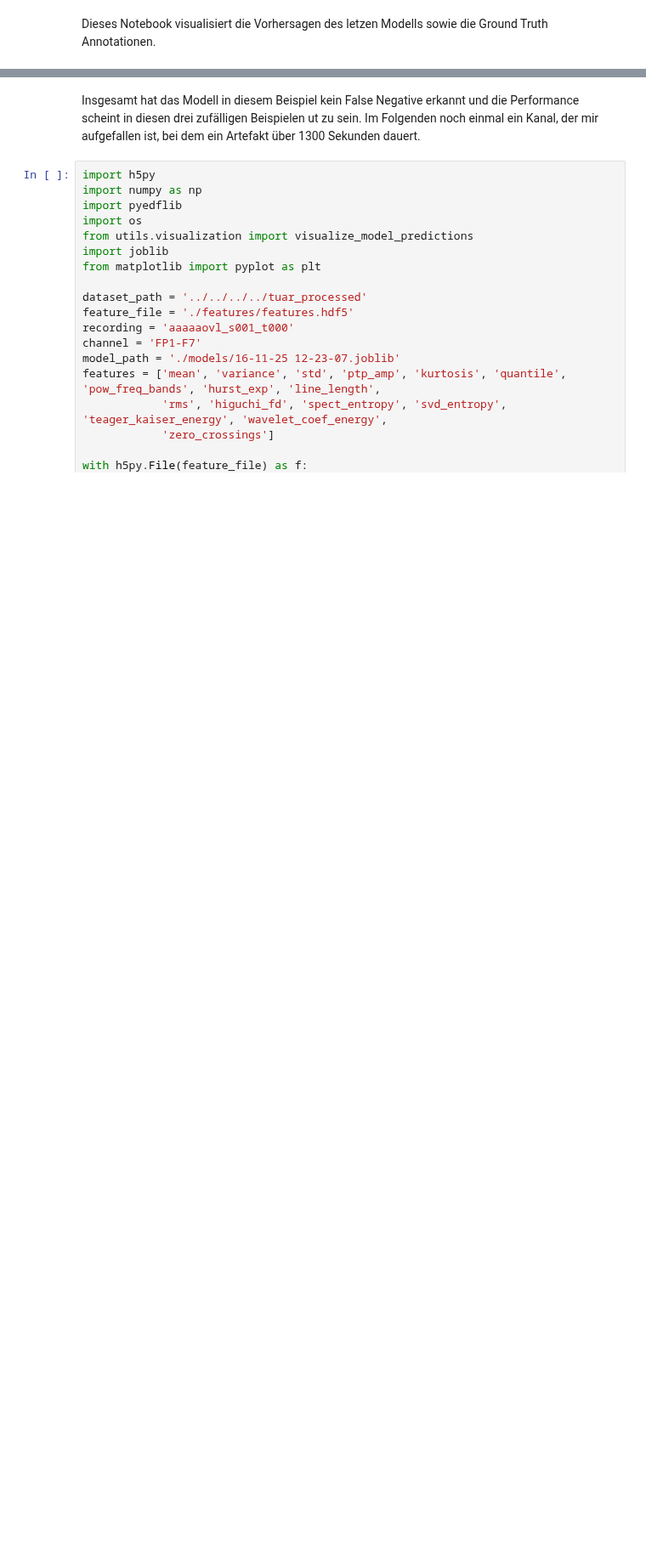
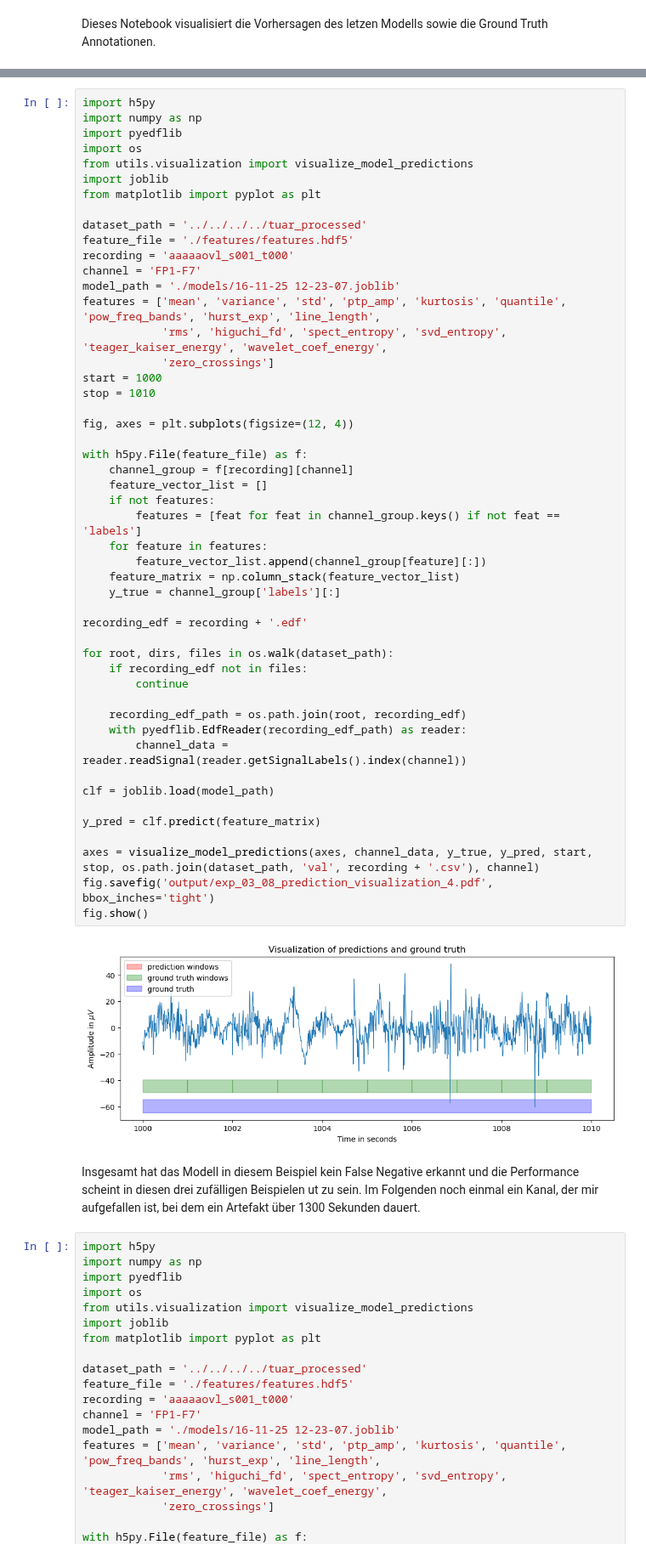
Before and after one commit to stuckkk/artifact-detection-seminar, a Jupyter notebook: experiments/03 - Training/exp_03_08.ipynb, the cells around one changed output, grey strips where cells are left out. Shown at 85% size. Cells and saved outputs as stored; diff of their text form; blank space fills up the shorter version.

```diff
--- a/experiments/03 - Training/exp_03_08.ipynb
+++ b/experiments/03 - Training/exp_03_08.ipynb
@@ -156,3 +156,54 @@ fig.show()
+# %%
+import h5py
+import numpy as np
+import pyedflib
+import os
+from utils.visualization import visualize_model_predictions
+import joblib
+from matplotlib import pyplot as plt
+
+dataset_path = '../../../../tuar_processed'
+feature_file = './features/features.hdf5'
+recording = 'aaaaaovl_s001_t000'
+channel = 'FP1-F7'
+model_path = './models/16-11-25 12-23-07.joblib'
+features = ['mean', 'variance', 'std', 'ptp_amp', 'kurtosis', 'quantile', 'pow_freq_bands', 'hurst_exp', 'line_length',
+            'rms', 'higuchi_fd', 'spect_entropy', 'svd_entropy', 'teager_kaiser_energy', 'wavelet_coef_energy',
+            'zero_crossings']
+start = 1000
+stop = 1010
+
+fig, axes = plt.subplots(figsize=(12, 4))
+
+with h5py.File(feature_file) as f:
+    channel_group = f[recording][channel]
+    feature_vector_list = []
+    if not features:
+        features = [feat for feat in channel_group.keys() if not feat == 'labels']
+    for feature in features:
+        feature_vector_list.append(channel_group[feature][:])
+    feature_matrix = np.column_stack(feature_vector_list)
+    y_true = channel_group['labels'][:]
+
+recording_edf = recording + '.edf'
+
+for root, dirs, files in os.walk(dataset_path):
+    if recording_edf not in files:
+        continue
+
+    recording_edf_path = os.path.join(root, recording_edf)
+    with pyedflib.EdfReader(recording_edf_path) as reader:
+        channel_data = reader.readSignal(reader.getSignalLabels().index(channel))
+
+clf = joblib.load(model_path)
+
+y_pred = clf.predict(feature_matrix)
+
+axes = visualize_model_predictions(axes, channel_data, y_true, y_pred, start, stop, os.path.join(dataset_path, 'val', recording + '.csv'), channel)
+fig.savefig('output/exp_03_08_prediction_visualization_4.pdf', bbox_inches='tight')
+fig.show()
+# %% [output]
+[figure, added]
 # %% [markdown]
 Insgesamt hat das Modell in diesem Beispiel kein False Negative erkannt und die Performance scheint in diesen drei zufälligen Beispielen ut zu sein. Im Folgenden noch einmal ein Kanal, der mir aufgefallen ist, bei dem ein Artefakt über 1300 Sekunden dauert.
 # %%
```
Also changed, not shown: parts of 3 cells of this notebook, 15 other files.
